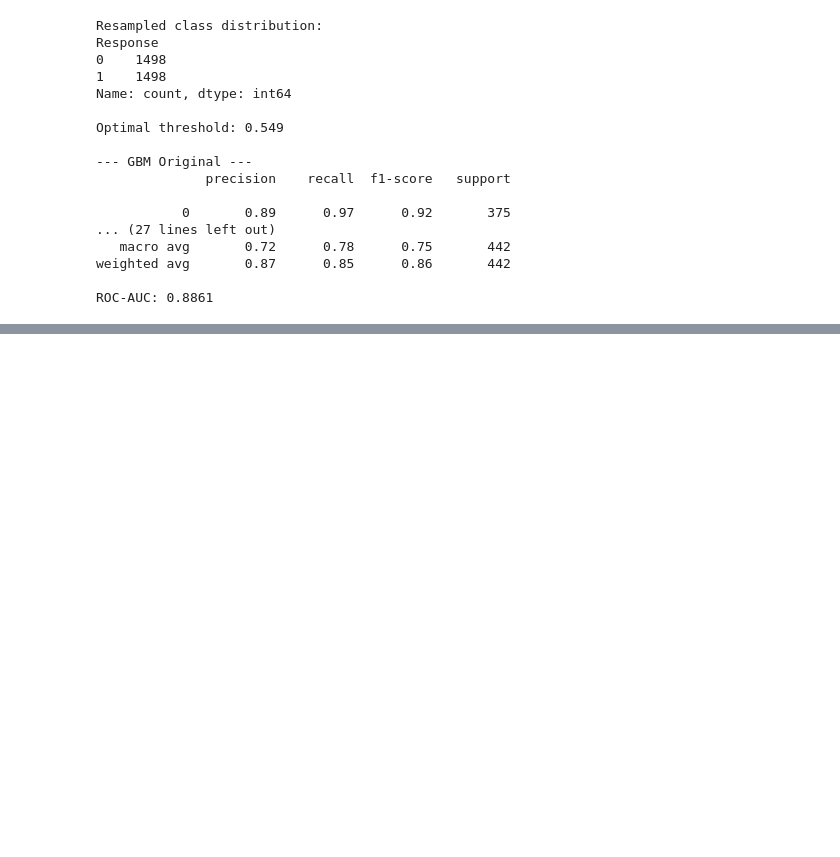
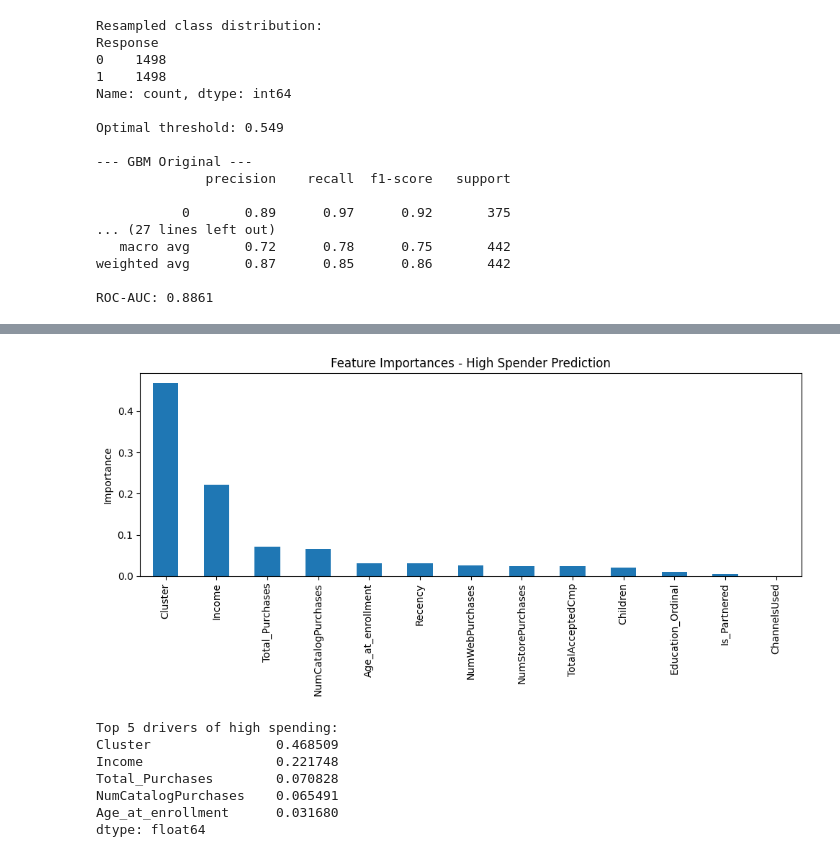
Before and after one commit to bouhlet0/Customer-Personality-Analysis, a Jupyter notebook: Customer_Personality_Analysis.ipynb, the cells around one changed output, grey strips where cells are left out. Drawn from its saved outputs; the diff is of its cells as text; code cells hidden in the pictures; blank space fills up the shorter version.

```diff
--- a/Customer_Personality_Analysis.ipynb
+++ b/Customer_Personality_Analysis.ipynb
@@ -786,3 +800,26 @@ Optimal threshold: 0.549
 weighted avg       0.87      0.85      0.86       442
 
 ROC-AUC: 0.8861
+# %%
+spend_threshold = dataset["Total_Spending"].quantile(0.75)
+dataset["Is_High_Spender"] = (dataset["Total_Spending"] >= spend_threshold).astype(int)
+print(f"Spend threshold (75th percentile): {spend_threshold:.2f}")
+print(dataset["Is_High_Spender"].value_counts())
+
+hs_features = [f for f in model_features if f not in ["Total_Spending", "Is_High_Spender"]]
+
+X_hs = dataset[hs_features]
+y_hs = dataset["Is_High_Spender"]
+
+X_hs_train, X_hs_test, y_hs_train, y_hs_test = train_test_split(
+    X_hs, y_hs, test_size=0.2, random_state=42, stratify=y_hs
+)
+
+gbc_hs = GradientBoostingClassifier(n_estimators=200, max_depth=4, learning_rate=0.05, random_state=42)
+gbc_hs.fit(X_hs_train, y_hs_train)
+
+y_hs_pred = gbc_hs.predict(X_hs_test)
+y_hs_proba = gbc_hs.predict_proba(X_hs_test)[:,1]
+
+print(classification_report(y_hs_test, y_hs_pred))
+print(f"ROC-AUC: {roc_auc_score(y_hs_test, y_hs_proba):.4f}")
@@ -788,0 +842,21 @@ ROC-AUC: 0.8861
+# %%
+hs_feat_imp = pd.Series(gbc_hs.feature_importances_, index=hs_features).sort_values(ascending=False)
+
+plt.figure(figsize=(10,5))
+hs_feat_imp.plot(kind="bar")
+plt.title("Feature Importances - High Spender Prediction")
+plt.ylabel("Importance")
+plt.tight_layout()
+plt.show()
+
+print("\nTop 5 drivers of high spending:")
+print(hs_feat_imp.head())
+# %% [output]
+[figure, added]
+Top 5 drivers of high spending:
+Cluster                0.468509
+Income                 0.221748
+Total_Purchases        0.070828
+NumCatalogPurchases    0.065491
+Age_at_enrollment      0.031680
+dtype: float64
```
Also changed, not shown: parts of 33 cells of this notebook.
